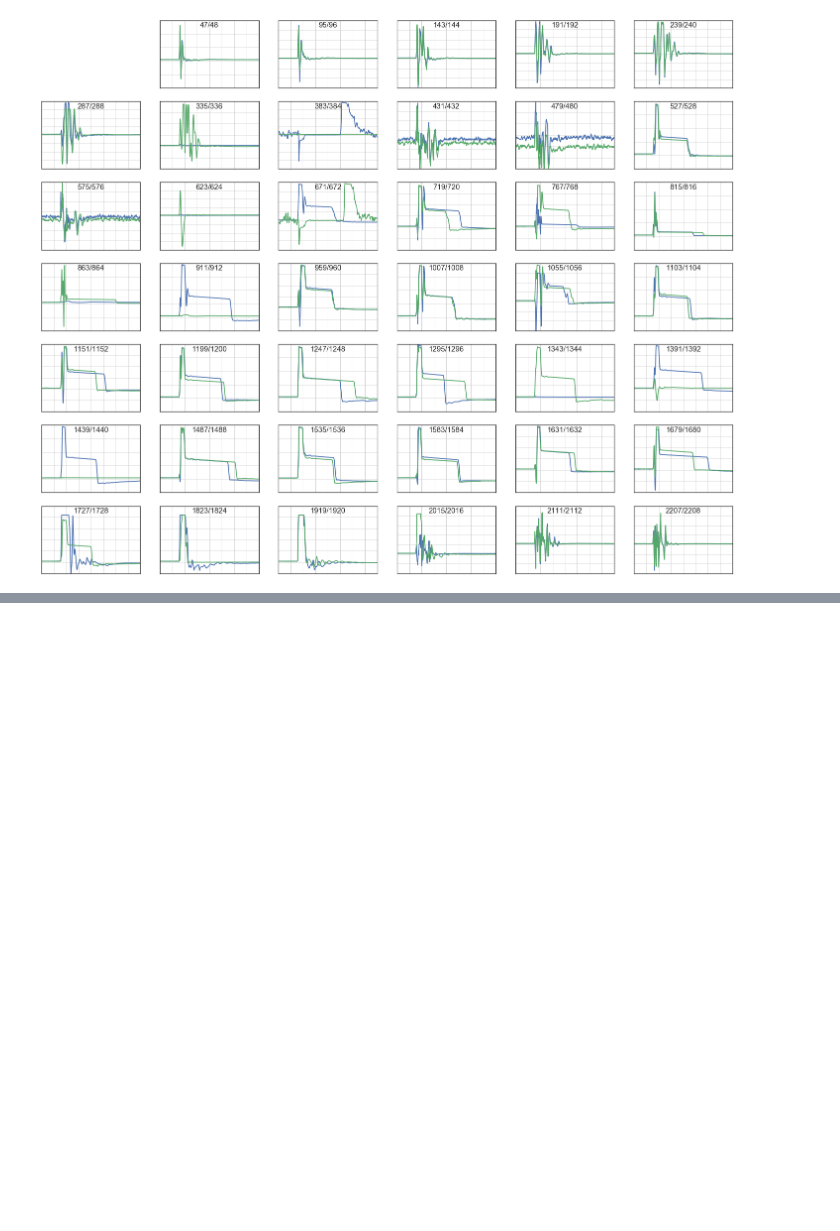
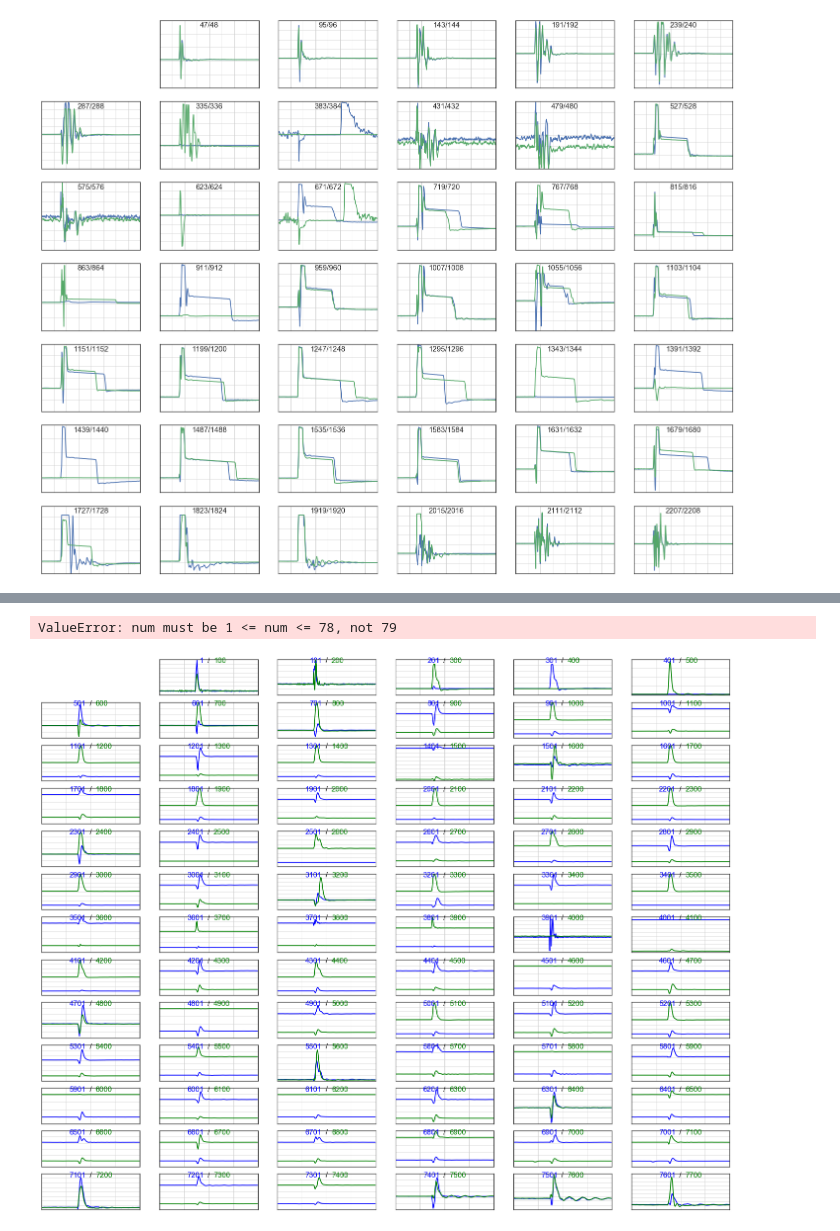
Before and after one commit to erezcoh4/operations, a Jupyter notebook: BurstNoiseCheck/notebooks/waveforms.ipynb, the cells around one changed output, grey strips where cells are left out. Cells and saved outputs as stored; diff of their text form; code cells hidden in the pictures; blank space fills up the shorter version.

```diff
--- a/BurstNoiseCheck/notebooks/waveforms.ipynb
+++ b/BurstNoiseCheck/notebooks/waveforms.ipynb
@@ -62,0 +133,9 @@ for i in range(1,np.min([len(mb_set)-1,N*N])):
+# %%
+all_mb = np.arange(0,8256,100)
+all_mb_last = np.arange(1,8256+1,100)
+plot_wf_near_motherboards(mb_set=all_mb , mb_set_last=all_mb_last,
+                              run=9888, subrun=106 , event=5329 ,
+                              t_min=3700 , t_max=3900)
+# %% [output]
+ValueError: num must be 1 <= num <= 78, not 79
+[figure, added]
```
Also changed, not shown: parts of 11 cells of this notebook, 1 other file.
